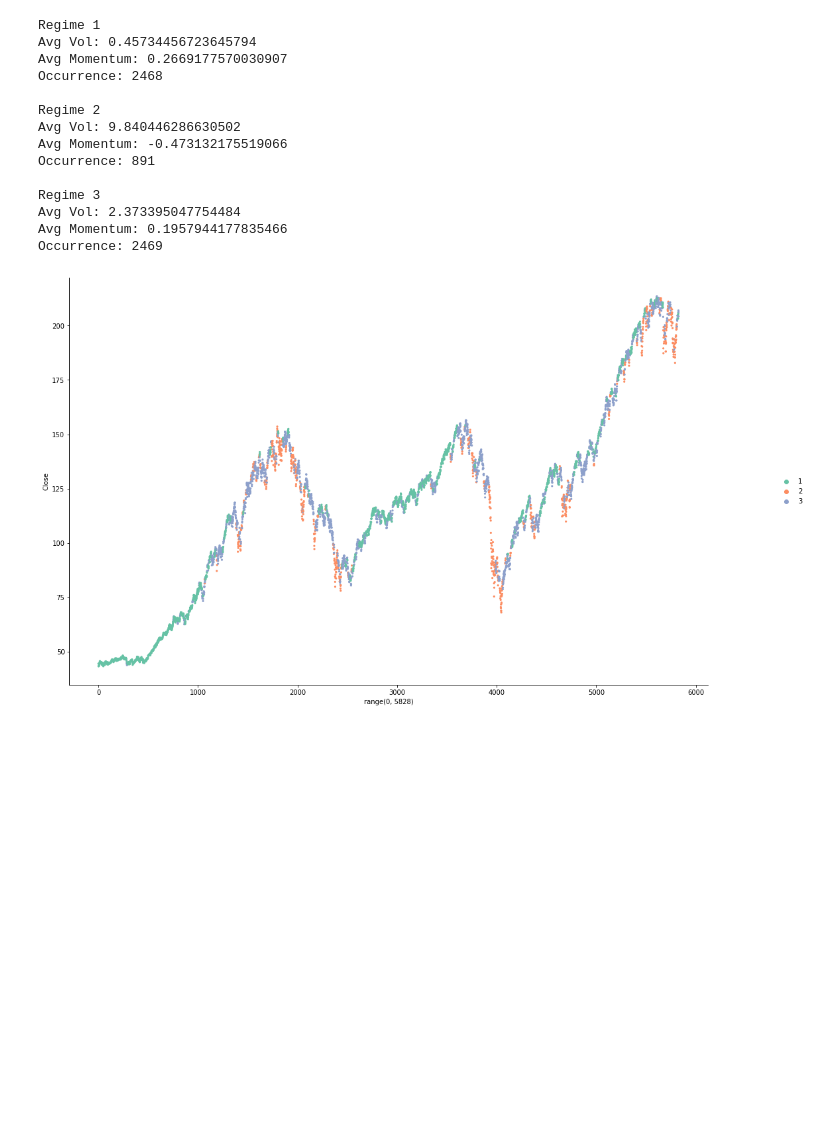
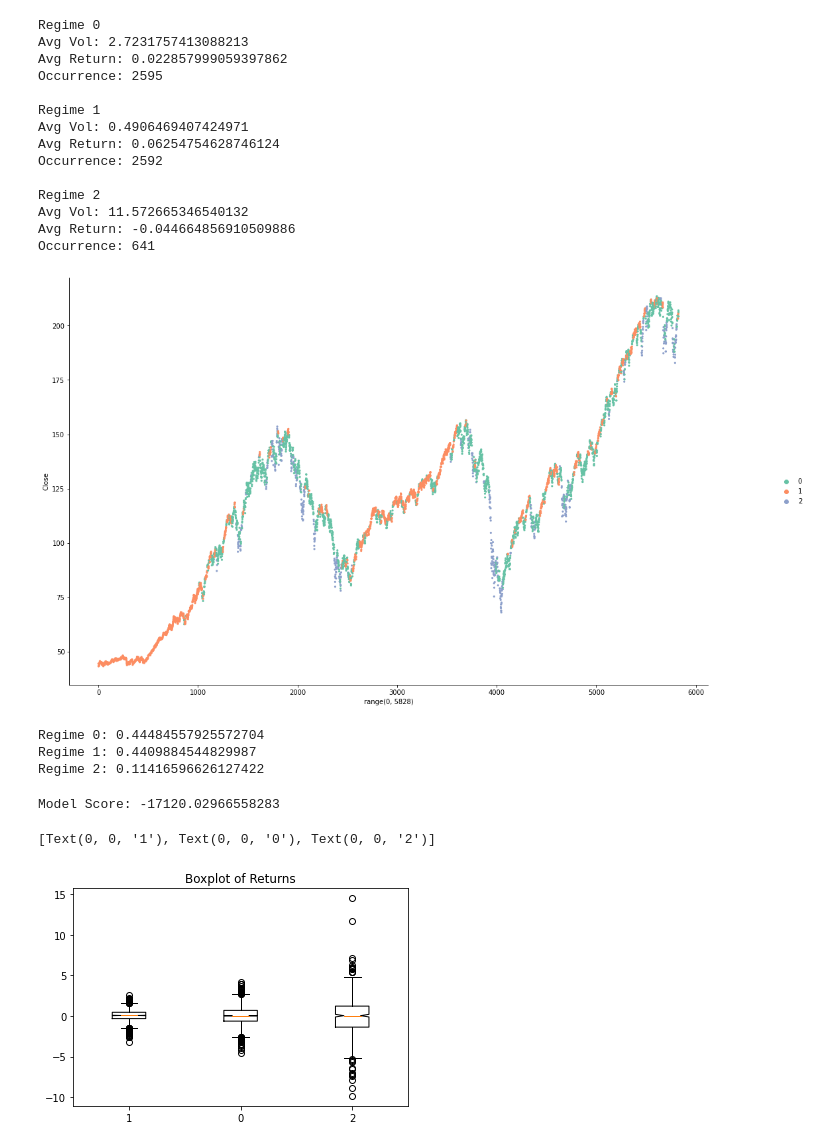
Before and after one commit to Marblez/HMM_Trading, a Jupyter notebook: hmm.ipynb, the cells around one changed output. Saved outputs shown, nothing was run; the diff lists cells and outputs as text; code cells hidden in the pictures; blank space fills up the shorter version.

```diff
--- a/hmm.ipynb
+++ b/hmm.ipynb
@@ -99,12 +99,12 @@ df.head()
 # Creating the Hidden Markov Model
 model = hmm.GaussianHMM(n_components = hidden_states, covariance_type="full", n_iter = em_iterations);
 vol = training.iloc[:,7];
-mom = training.iloc[:,9];
+ret = training.iloc[:,9];
 obs = [];
 for i in range(0, len(vol)):
     arr = [];
     arr.append(vol[i]);
-    arr.append(mom[i]);
+    arr.append(ret[i]);
     obs.append(arr);
 
 # Fitting the model and obtaining predictions
@@ -117,47 +117,52 @@ plt.plot(predictions, 'ro');
 # %%
 # Regime Classification
 regime_vol = [];
-regime_mom = [];
+regime_ret = [];
 regime_count = [];
+return_map = {};
 
 for i in range(0, hidden_states):
     regime_vol.append(0);
-    regime_mom.append(0);
+    regime_ret.append(0);
     regime_count.append(0);
 
 for i in range(0, len(predictions)):
     regime_count[predictions[i]] += 1;
     regime_vol[predictions[i]] += training.iloc[i, 7];
-    regime_mom[predictions[i]] += training.iloc[i, 9];
+    regime_ret[predictions[i]] += training.iloc[i, 9];
+
+    if not predictions[i] in return_map:
+        return_map[predictions[i]] = [];
+    return_map[predictions[i]].append(training.iloc[i,9]);
 
 for i in range(0, hidden_states):
     regime_vol[i] = regime_vol[i] / regime_count[i];
-    regime_mom[i] = regime_mom[i] / regime_count[i];
+    regime_ret[i] = regime_ret[i] / regime_count[i];
 # %%
+max_occurrence = np.argmax(regime_count)
 for i in range(0, hidden_states):
-    print("Regime {0}".format(i+1))
+    print("Regime {0}".format(i))
     print("Avg Vol: {0}".format(regime_vol[i]));
-    print("Avg Momentum: {0}".format(regime_mom[i]));
+    print("Avg Return: {0}".format(regime_ret[i]));
     print("Occurrence: {0}\n".format(regime_count[i]));
 # %% [output]
+Regime 0
+Avg Vol: 2.7231757413088213
+Avg Return: 0.022857999059397862
+Occurrence: 2595
+
 Regime 1
-Avg Vol: 0.45734456723645794
-Avg Momentum: 0.2669177570030907
-Occurrence: 2468
+Avg Vol: 0.4906469407424971
+Avg Return: 0.06254754628746124
+Occurrence: 2592
 
 Regime 2
-Avg Vol: 9.840446286630502
-Avg Momentum: -0.473132175519066
-Occurrence: 891
-
-Regime 3
-Avg Vol: 2.373395047754484
-Avg Momentum: 0.1957944177835466
-Occurrence: 2469
+Avg Vol: 11.572665346540132
+Avg Return: -0.044664856910509886
+Occurrence: 641
 # %%
-predictions += 1;
 plot = sns.relplot(x=range(0,5828), y="Close", data=training, hue=predictions,
             linewidth = 0, palette="Set2", s = 10);
 plot.fig.set_size_inches(18,10)
 # %% [output]
-[figure, old version]
+[figure, new version]
@@ -163,0 +176,21 @@ plot.fig.set_size_inches(18,10)
+# %%
+distribution = model.get_stationary_distribution();
+for i in range(0, hidden_states):
+    print("Regime {0}: {1}".format(i, distribution[i]));
+# %% [output]
+Regime 0: 0.44484557925572704
+Regime 1: 0.4409884544829987
+Regime 2: 0.11416596626127422
+# %%
+print("Model Score: {0}".format(model.score(obs)));
+# %% [output]
+Model Score: -17120.02966558283
+# %%
+# Boxplot of returns
+fig, ax = plt.subplots()
+ax.set_title("Boxplot of Returns")
+ax.boxplot(return_map.values(), notch=True, vert = True, autorange = True)
+ax.set_xticklabels(return_map.keys())
+# %% [output]
+[Text(0, 0, '1'), Text(0, 0, '0'), Text(0, 0, '2')]
+[figure, added]
```
Also changed, not shown: parts of 6 cells of this notebook.
